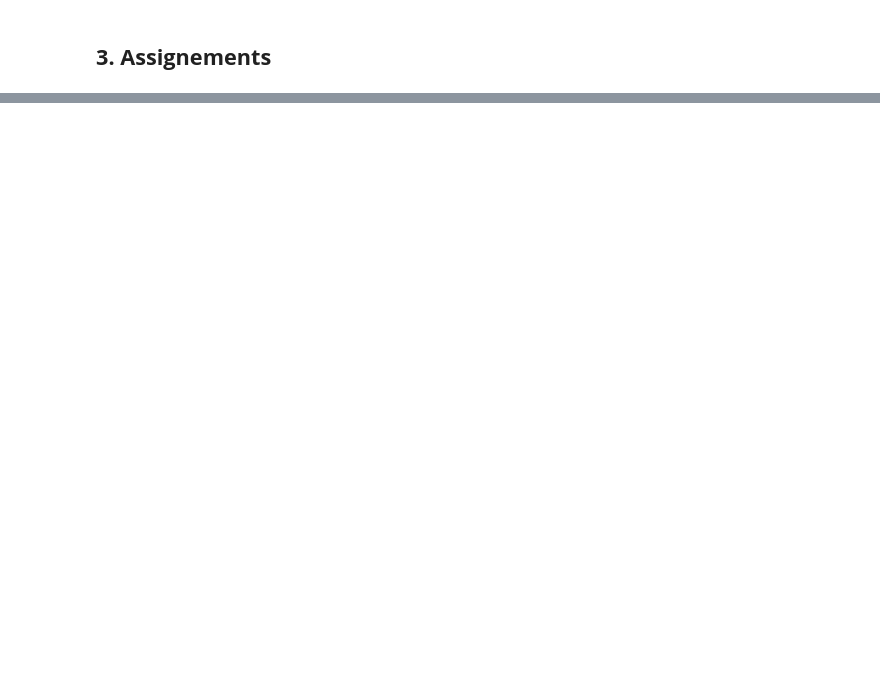
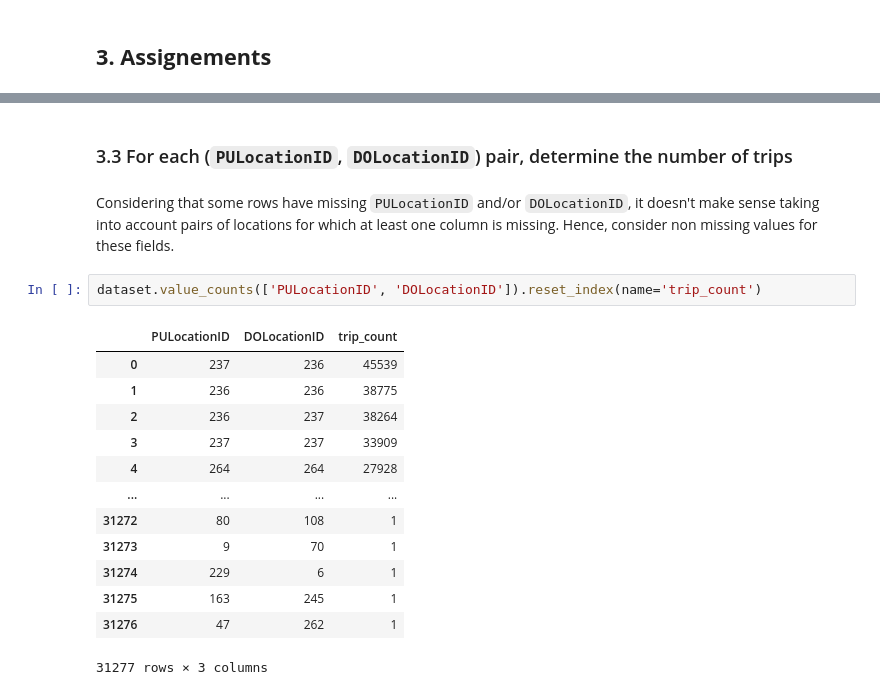
Before and after one commit to snava38/foc-project-nava-perani, a Jupyter notebook: notebooks/foc-project-notebook.ipynb, the cells around one changed output, grey strips where cells are left out. Saved outputs shown, nothing was run; the diff lists cells and outputs as text; blank space fills up the shorter version.

```diff
--- a/notebooks/foc-project-notebook.ipynb
+++ b/notebooks/foc-project-notebook.ipynb
@@ -241,0 +200,20 @@ dtype: object
+# %% [markdown]
+### 3.3 For each (`PULocationID`, `DOLocationID`) pair, determine the number of trips
+# %% [markdown]
+Considering that some rows have missing `PULocationID` and/or `DOLocationID`, it doesn't make sense taking into account pairs of locations for which at least one column is missing. Hence, consider non missing values for these fields.
+# %%
+dataset.value_counts(['PULocationID', 'DOLocationID']).reset_index(name='trip_count')
+# %% [output]
+|  | PULocationID | DOLocationID | trip_count |
+| 0 | 237 | 236 | 45539 |
+| 1 | 236 | 236 | 38775 |
+| 2 | 236 | 237 | 38264 |
+| 3 | 237 | 237 | 33909 |
+| 4 | 264 | 264 | 27928 |
+| ... | ... | ... | ... |
+| 31272 | 80 | 108 | 1 |
+| 31273 | 9 | 70 | 1 |
+| 31274 | 229 | 6 | 1 |
+| 31275 | 163 | 245 | 1 |
+| 31276 | 47 | 262 | 1 |
+31277 rows × 3 columns
```
Also changed, not shown: parts of 57 cells of this notebook.
